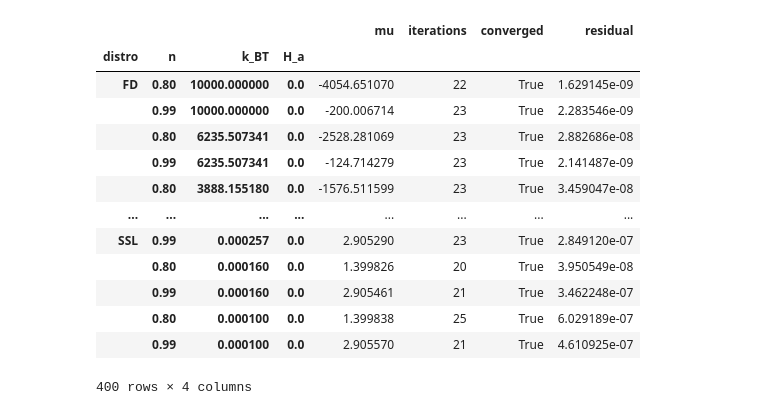
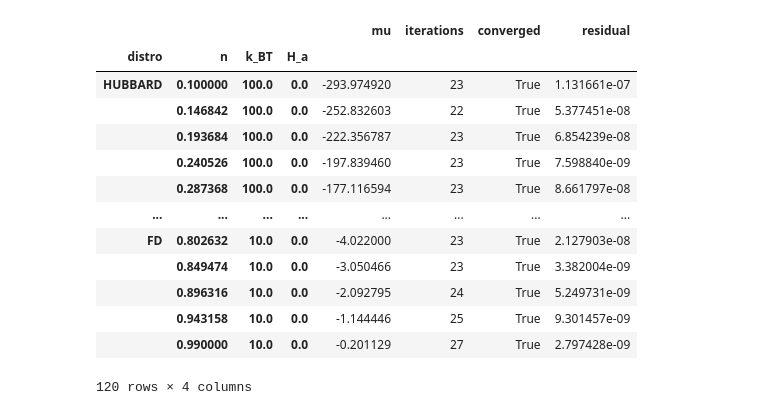
Before and after one commit to Mateuszzx/quantum-statistics-solver, a Jupyter notebook: notebooks/02_chemical_potential.ipynb, the cells around one changed output. Saved outputs shown, nothing was run; the diff lists cells and outputs as text; code cells hidden in the pictures.

```diff
--- a/notebooks/02_chemical_potential.ipynb
+++ b/notebooks/02_chemical_potential.ipynb
@@ -23,9 +23,9 @@ ky = np.linspace(-np.pi, np.pi, N, endpoint=False)
 e_k, _, _ = prepare_2D_lattice_data(kx, ky, t, t_prim)
 # %%
 # Band filling values
-n_min = 0.8
+n_min = 0.1
 n_max = 0.99
-n_count = 2
+n_count = 20
 
 # Magnetic field values
 Ha_min = -3
@@ -33,12 +33,14 @@ Ha_max = -2
 Ha_count = 2
 
 # Beta values
-beta_min =-4
-beta_max = 4
-beta_count = 40
+beta_min =-2
+beta_max = -1
+beta_count = 2
 
-distros = [DistType.FD, DistType.FLB, DistType.NFL, DistType.NFLB, DistType.SSL]  # ND
-n  = np.array([ 0.8, 0.9], dtype=np.float64)  # NN
+U = 0.1
+
+distros = [DistType.HUBBARD, DistType.NFL, DistType.FD]#DistType.FD, DistType.FLB, DistType.NFL, DistType.NFLB, DistType.SSL]  # ND
+# n  = np.array([ 0.8, 0.9], dtype=np.float64)  # NN
 n  = np.linspace(n_min, n_max, n_count, dtype=np.float64)  # NN
 # beta = np.array([0.1, 1.0], dtype=np.float64)  # NB
 beta = np.logspace(beta_min, beta_max, beta_count, dtype=np.float64)  # NB
@@ -65,45 +67,46 @@ native_opts= py_opts.to_qss()
 # %%
 mu = Path("chemical_potential_results00.csv")
 if  mu.exists():
     mu_df = pd.read_csv(mu)
     n = np.unique(mu_df["n"])
     distro = np.unique(mu_df["distro"])
     k_BT = np.unique(mu_df["k_BT"])
     beta = 1/k_BT
     H_a = np.unique(mu_df["H_a"])
     mu_df = mu_df.set_index(["distro", "n", "k_BT", "H_a"])
 
 else:
     mu_df = chemical_potential(
         distros=distros,
         n_vals=n,
         beta_vals=beta,
         H_a_vals=H_a,
         N=N,
         E=e_k,
+        U=U,
         solver_opts=native_opts,
         x0=-1.0,
         a0=-5.0,
         b0=5.0,
     )
     k_BT = 1/beta
     mu_df.to_csv("chemical_potential_results.csv")
 mu_df
 # %% [output]
 |  |  |  |  | mu | iterations | converged | residual |
 | distro | n | k_BT | H_a |  |  |  |  |
-| FD | 0.80 | 10000.000000 | 0.0 | -4054.651070 | 22 | True | 1.629145e-09 |
-|  | 0.99 | 10000.000000 | 0.0 | -200.006714 | 23 | True | 2.283546e-09 |
-|  | 0.80 | 6235.507341 | 0.0 | -2528.281069 | 23 | True | 2.882686e-08 |
-|  | 0.99 | 6235.507341 | 0.0 | -124.714279 | 23 | True | 2.141487e-09 |
-|  | 0.80 | 3888.155180 | 0.0 | -1576.511599 | 23 | True | 3.459047e-08 |
+| HUBBARD | 0.100000 | 100.0 | 0.0 | -293.974920 | 23 | True | 1.131661e-07 |
+|  | 0.146842 | 100.0 | 0.0 | -252.832603 | 22 | True | 5.377451e-08 |
+|  | 0.193684 | 100.0 | 0.0 | -222.356787 | 23 | True | 6.854239e-08 |
+|  | 0.240526 | 100.0 | 0.0 | -197.839460 | 23 | True | 7.598840e-09 |
+|  | 0.287368 | 100.0 | 0.0 | -177.116594 | 23 | True | 8.661797e-08 |
 | ... | ... | ... | ... | ... | ... | ... | ... |
-| SSL | 0.99 | 0.000257 | 0.0 | 2.905290 | 23 | True | 2.849120e-07 |
-|  | 0.80 | 0.000160 | 0.0 | 1.399826 | 20 | True | 3.950549e-08 |
-|  | 0.99 | 0.000160 | 0.0 | 2.905461 | 21 | True | 3.462248e-07 |
-|  | 0.80 | 0.000100 | 0.0 | 1.399838 | 25 | True | 6.029189e-07 |
-|  | 0.99 | 0.000100 | 0.0 | 2.905570 | 21 | True | 4.610925e-07 |
+| FD | 0.802632 | 10.0 | 0.0 | -4.022000 | 23 | True | 2.127903e-08 |
+|  | 0.849474 | 10.0 | 0.0 | -3.050466 | 23 | True | 3.382004e-09 |
+|  | 0.896316 | 10.0 | 0.0 | -2.092795 | 24 | True | 5.249731e-09 |
+|  | 0.943158 | 10.0 | 0.0 | -1.144446 | 25 | True | 9.301457e-09 |
+|  | 0.990000 | 10.0 | 0.0 | -0.201129 | 27 | True | 2.797428e-09 |
-400 rows × 4 columns
+120 rows × 4 columns
 # %%
 # Select a magnetic field to plot
 H_a_plot = H_a[0]
```
Also changed, not shown: parts of 4 cells of this notebook, 21 other files.
